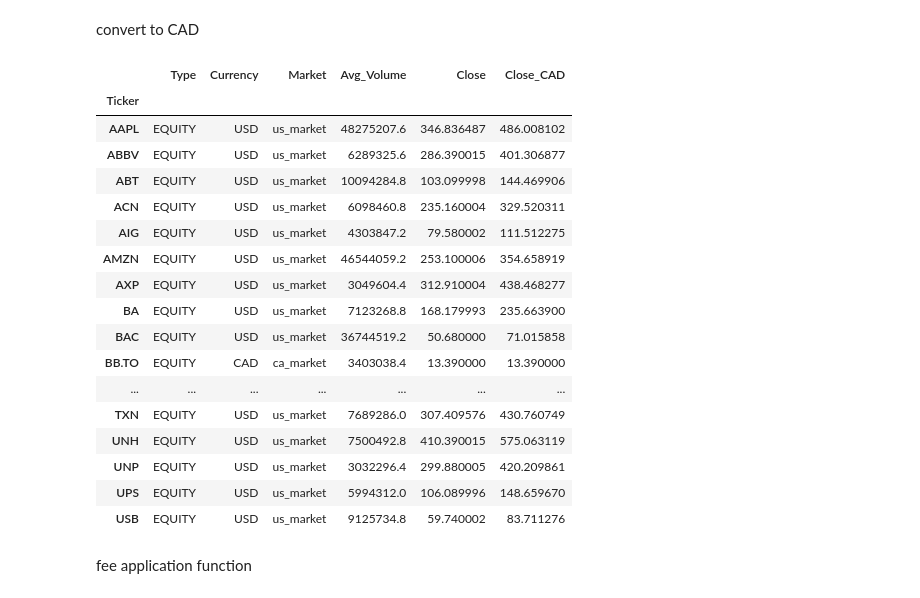
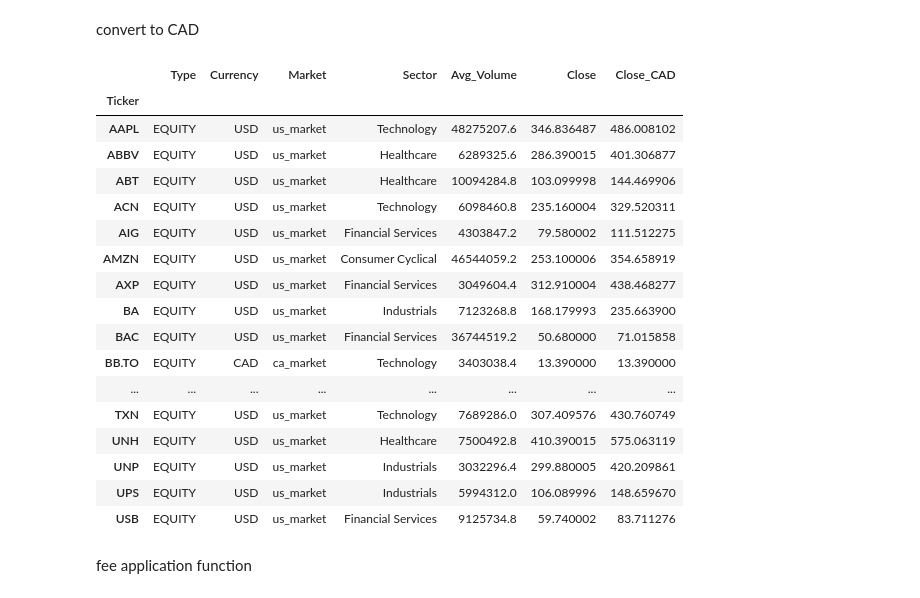
Before and after one commit to Krishna-debug223/cfm-assignment-, a Jupyter notebook: cfm_project.ipynb, the cells around one changed output. Saved outputs shown, nothing was run; the diff lists cells and outputs as text; code cells hidden in the pictures.

```diff
--- a/cfm_project.ipynb
+++ b/cfm_project.ipynb
@@ -15,6 +15,7 @@ tickers = pd.read_csv('Tickers_Example.csv', header=None)[0].drop_duplicates()
 type_s= []
 currency = []
 market = []
+sector = []
 
 for ticker in tickers:
     try:
@@ -22,15 +23,18 @@ for ticker in tickers:
         type_s.append(tick.info.get('quoteType'))
         currency.append(tick.info.get('currency'))
         market.append(tick.info.get('market'))
+        sector.append(tick.info.get('sector'))
     except:
         type_s.append(None)
         currency.append(None)
         market.append(None)
+        sector.append(None)
 
 info = {
     'Type' : type_s,
     'Currency' : currency,
-    'Market' : market
+    'Market' : market,
+    'Sector' : sector
 }
 
 all_stocks = pd.DataFrame(info, index=tickers)
@@ -129,10 +133,12 @@ eligible_stocks
 # %% [markdown]
 take the closing price
 # %%
+#CHANGE DATE LATER TO NOVEMBER 27, 2026
 buy_date = '2026-10-27'
+end_date = '2026-10-28'
 for ticker in eligible_stocks.index.tolist():
     tick = yf.Ticker(ticker)
-    history = tick.history(start=buy_date, end='2026-10-28')
+    history = tick.history(start=buy_date, end=end_date)
     if not history.empty:
         eligible_stocks.loc[ticker, 'Close'] = history.loc[buy_date, 'Close']
 eligible_stocks
@@ -158,35 +164,35 @@ eligible_stocks
 # %% [markdown]
 convert to CAD
 # %%
-usdcad = yf.Ticker('USDCAD=X').history(start=buy_date, end='2026-10-28')
+usdcad = yf.Ticker('USDCAD=X').history(start=buy_date, end=end_date)
 rate = usdcad.loc[buy_date, 'Close']
 for ticker in eligible_stocks.index.tolist():
     price = eligible_stocks.loc[ticker, 'Close']
     if eligible_stocks.loc[ticker, 'Currency'] == 'USD':
         eligible_stocks.loc[ticker, 'Close_CAD'] = price * rate
     else :
         eligible_stocks.loc[ticker, 'Close_CAD'] = price
 
 eligible_stocks
 # %% [output]
-|  | Type | Currency | Market | Avg_Volume | Close | Close_CAD |
-| Ticker |  |  |  |  |  |  |
-| AAPL | EQUITY | USD | us_market | 48275207.6 | 346.836487 | 486.008102 |
-| ABBV | EQUITY | USD | us_market | 6289325.6 | 286.390015 | 401.306877 |
-| ABT | EQUITY | USD | us_market | 10094284.8 | 103.099998 | 144.469906 |
-| ACN | EQUITY | USD | us_market | 6098460.8 | 235.160004 | 329.520311 |
-| AIG | EQUITY | USD | us_market | 4303847.2 | 79.580002 | 111.512275 |
-| AMZN | EQUITY | USD | us_market | 46544059.2 | 253.100006 | 354.658919 |
-| AXP | EQUITY | USD | us_market | 3049604.4 | 312.910004 | 438.468277 |
-| BA | EQUITY | USD | us_market | 7123268.8 | 168.179993 | 235.663900 |
-| BAC | EQUITY | USD | us_market | 36744519.2 | 50.680000 | 71.015858 |
-| BB.TO | EQUITY | CAD | ca_market | 3403038.4 | 13.390000 | 13.390000 |
-| ... | ... | ... | ... | ... | ... | ... |
-| TXN | EQUITY | USD | us_market | 7689286.0 | 307.409576 | 430.760749 |
-| UNH | EQUITY | USD | us_market | 7500492.8 | 410.390015 | 575.063119 |
-| UNP | EQUITY | USD | us_market | 3032296.4 | 299.880005 | 420.209861 |
-| UPS | EQUITY | USD | us_market | 5994312.0 | 106.089996 | 148.659670 |
-| USB | EQUITY | USD | us_market | 9125734.8 | 59.740002 | 83.711276 |
+|  | Type | Currency | Market | Sector | Avg_Volume | Close | Close_CAD |
+| Ticker |  |  |  |  |  |  |  |
+| AAPL | EQUITY | USD | us_market | Technology | 48275207.6 | 346.836487 | 486.008102 |
+| ABBV | EQUITY | USD | us_market | Healthcare | 6289325.6 | 286.390015 | 401.306877 |
+| ABT | EQUITY | USD | us_market | Healthcare | 10094284.8 | 103.099998 | 144.469906 |
+| ACN | EQUITY | USD | us_market | Technology | 6098460.8 | 235.160004 | 329.520311 |
+| AIG | EQUITY | USD | us_market | Financial Services | 4303847.2 | 79.580002 | 111.512275 |
+| AMZN | EQUITY | USD | us_market | Consumer Cyclical | 46544059.2 | 253.100006 | 354.658919 |
+| AXP | EQUITY | USD | us_market | Financial Services | 3049604.4 | 312.910004 | 438.468277 |
+| BA | EQUITY | USD | us_market | Industrials | 7123268.8 | 168.179993 | 235.663900 |
+| BAC | EQUITY | USD | us_market | Financial Services | 36744519.2 | 50.680000 | 71.015858 |
+| BB.TO | EQUITY | CAD | ca_market | Technology | 3403038.4 | 13.390000 | 13.390000 |
+| ... | ... | ... | ... | ... | ... | ... | ... |
+| TXN | EQUITY | USD | us_market | Technology | 7689286.0 | 307.409576 | 430.760749 |
+| UNH | EQUITY | USD | us_market | Healthcare | 7500492.8 | 410.390015 | 575.063119 |
+| UNP | EQUITY | USD | us_market | Industrials | 3032296.4 | 299.880005 | 420.209861 |
+| UPS | EQUITY | USD | us_market | Industrials | 5994312.0 | 106.089996 | 148.659670 |
+| USB | EQUITY | USD | us_market | Financial Services | 9125734.8 | 59.740002 | 83.711276 |
 # %% [markdown]
 fee application function
 # %%
```
Also changed, not shown: parts of 4 cells of this notebook.
